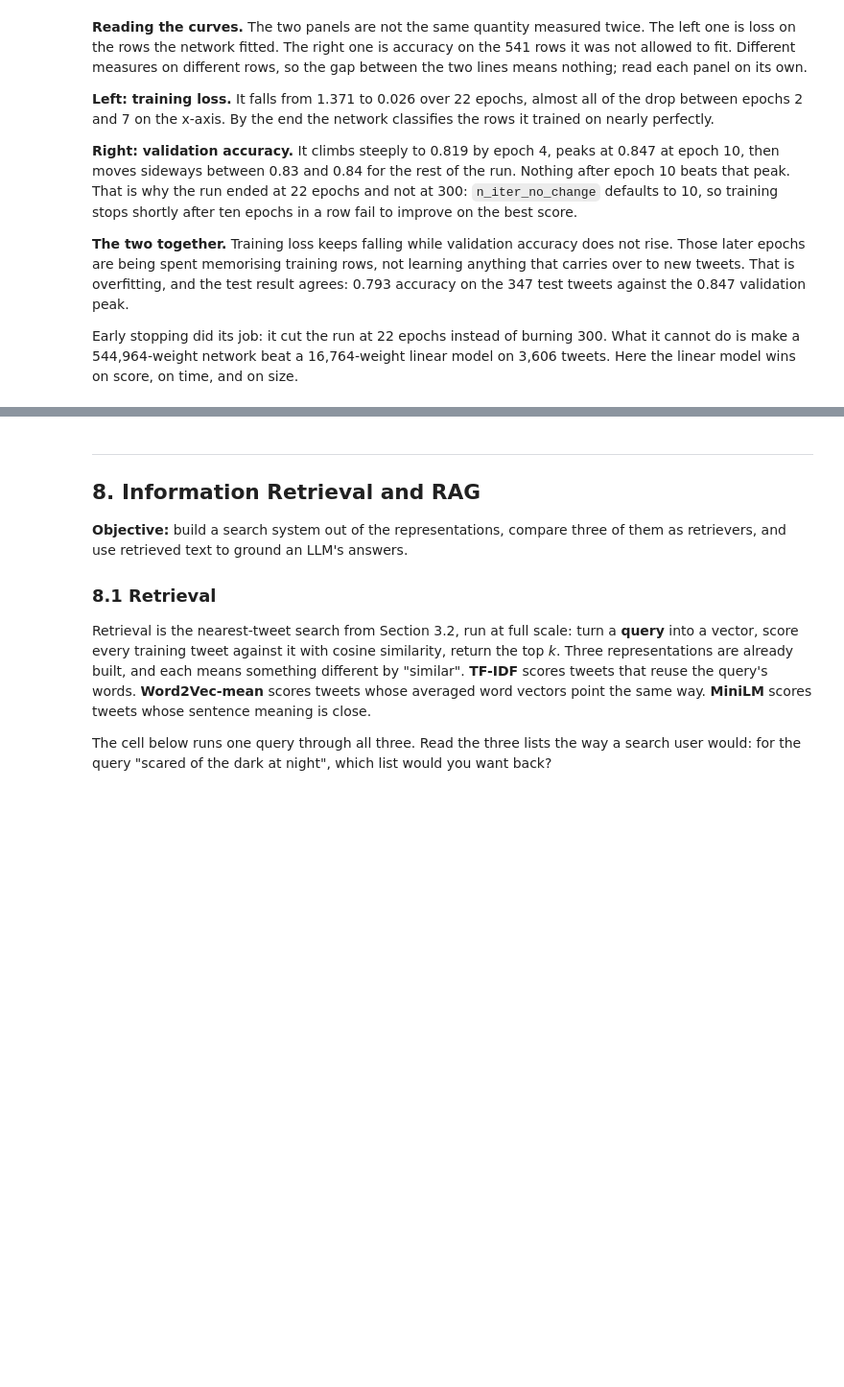
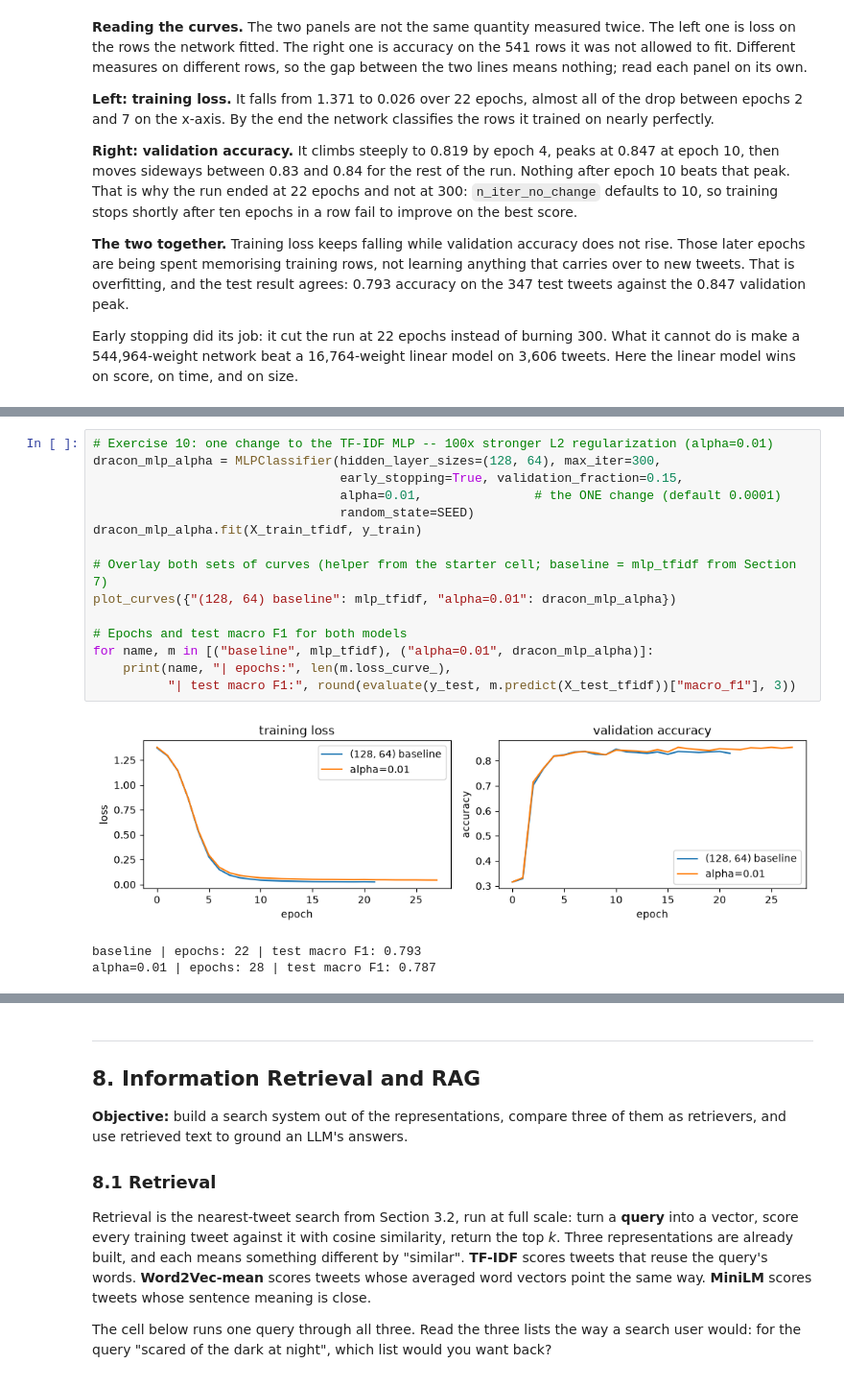
Before and after one commit to Sunny070819/DM2026-Lab2-Exercise, a Jupyter notebook: DM2026-Lab2-Master.ipynb, the cells around one changed output, grey strips where cells are left out. Shown at 96% size. Drawn from its saved outputs; the diff is of its cells as text; blank space fills up the shorter version.

Commit message:
Lab 2: Exercises 7-10

```diff
--- a/DM2026-Lab2-Master.ipynb
+++ b/DM2026-Lab2-Master.ipynb
@@ -1603,0 +1661,19 @@ print("baseline: epochs", len(mlp_tfidf.loss_curve_),
+# %%
+# Exercise 10: one change to the TF-IDF MLP -- 100x stronger L2 regularization (alpha=0.01)
+dracon_mlp_alpha = MLPClassifier(hidden_layer_sizes=(128, 64), max_iter=300,
+                                 early_stopping=True, validation_fraction=0.15,
+                                 alpha=0.01,               # the ONE change (default 0.0001)
+                                 random_state=SEED)
+dracon_mlp_alpha.fit(X_train_tfidf, y_train)
+
+# Overlay both sets of curves (helper from the starter cell; baseline = mlp_tfidf from Section 7)
+plot_curves({"(128, 64) baseline": mlp_tfidf, "alpha=0.01": dracon_mlp_alpha})
+
+# Epochs and test macro F1 for both models
+for name, m in [("baseline", mlp_tfidf), ("alpha=0.01", dracon_mlp_alpha)]:
+    print(name, "| epochs:", len(m.loss_curve_),
+          "| test macro F1:", round(evaluate(y_test, m.predict(X_test_tfidf))["macro_f1"], 3))
+# %% [output]
+[figure, added]
+baseline | epochs: 22 | test macro F1: 0.793
+alpha=0.01 | epochs: 28 | test macro F1: 0.787
```
Also changed, not shown: parts of 16 cells of this notebook.
